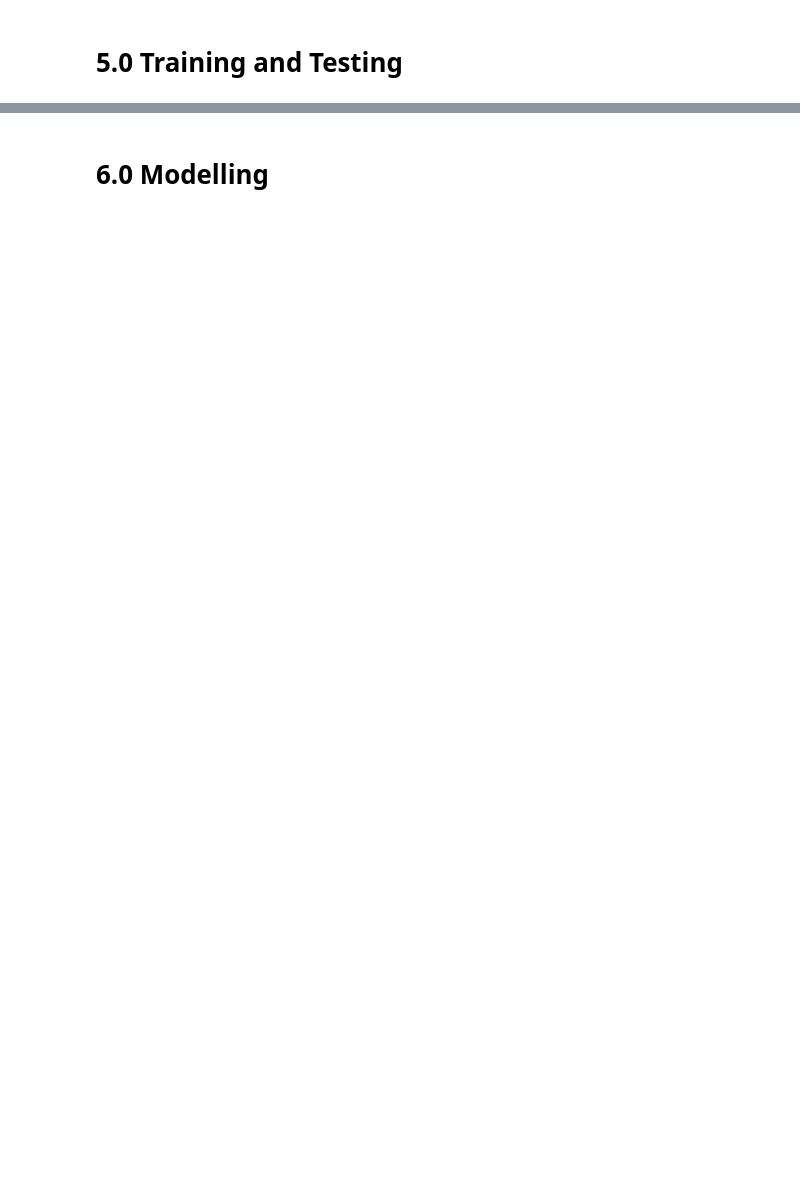
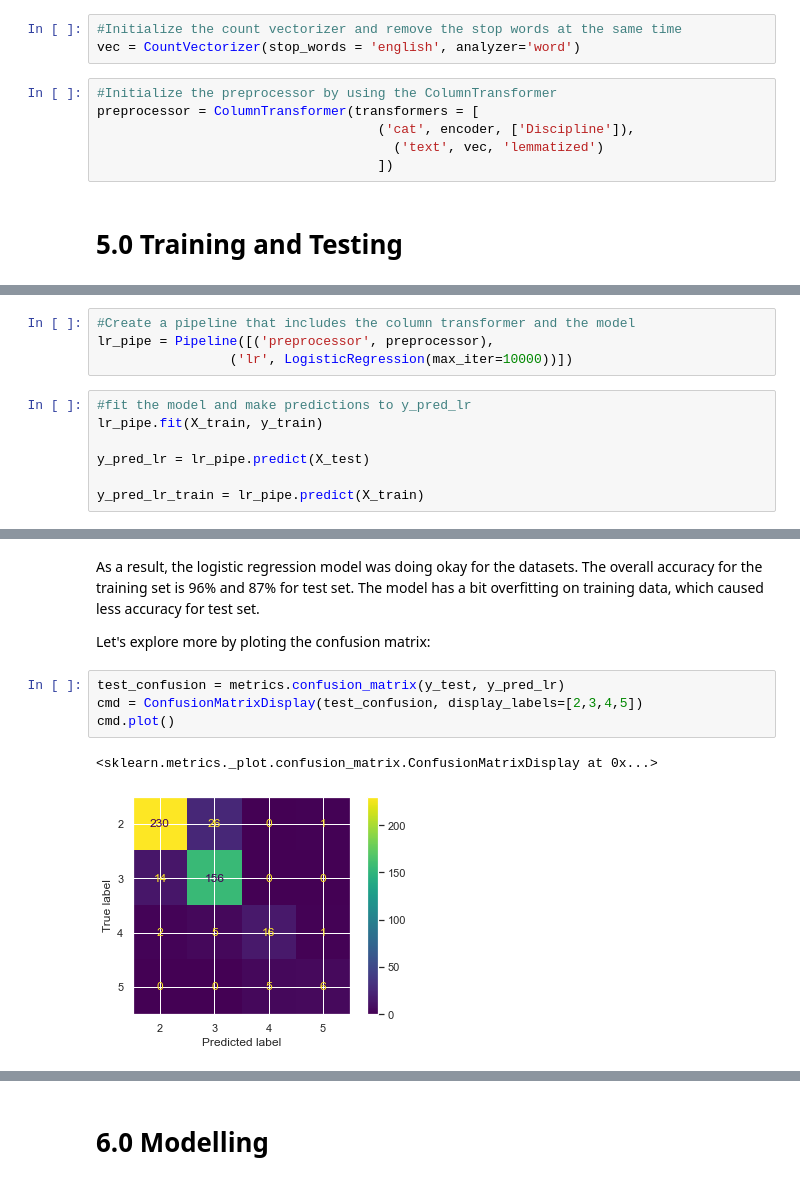
Before and after one commit to AndyGongDS/Review_Analysis_Using_NLP, a Jupyter notebook: notebooks/Reviews Analysis Using NLP.ipynb, the cells around one changed output, grey strips where cells are left out. Saved outputs shown, nothing was run; the diff lists cells and outputs as text; blank space fills up the shorter version.

Commit message:
Completed Training and Modeling

```diff
--- a/notebooks/Reviews Analysis Using NLP.ipynb
+++ b/notebooks/Reviews Analysis Using NLP.ipynb
@@ -524,2 +585,11 @@ The word "Good", "Fair", "Poor" have very strong meaning of the conditions.
+# %%
+#Initialize the count vectorizer and remove the stop words at the same time
+vec = CountVectorizer(stop_words = 'english', analyzer='word')
+# %%
+#Initialize the preprocessor by using the ColumnTransformer
+preprocessor = ColumnTransformer(transformers = [
+                                    ('cat', encoder, ['Discipline']),
+                                      ('text', vec, 'lemmatized')
+                                    ])
 # %% [markdown]
 # 5.0 Training and Testing <a id="5.0_Training_and_Testing"></a>
@@ -525,0 +598,11 @@ The word "Good", "Fair", "Poor" have very strong meaning of the conditions.
+# %%
+#Create a pipeline that includes the column transformer and the model
+lr_pipe = Pipeline([('preprocessor', preprocessor),
+                 ('lr', LogisticRegression(max_iter=10000))])
+# %%
+#fit the model and make predictions to y_pred_lr
+lr_pipe.fit(X_train, y_train)
+
+y_pred_lr = lr_pipe.predict(X_test)
+
+y_pred_lr_train = lr_pipe.predict(X_train)
@@ -525,0 +616,11 @@ The word "Good", "Fair", "Poor" have very strong meaning of the conditions.
+# %% [markdown]
+As a result, the logistic regression model was doing okay for the datasets. The overall accuracy for the training set is 96% and 87% for test set. The model has a bit overfitting on training data, which caused less accuracy for test set.
+
+Let's explore more by ploting the confusion matrix:
+# %%
+test_confusion = metrics.confusion_matrix(y_test, y_pred_lr)
+cmd = ConfusionMatrixDisplay(test_confusion, display_labels=[2,3,4,5])
+cmd.plot()
+# %% [output]
+<sklearn.metrics._plot.confusion_matrix.ConfusionMatrixDisplay at 0x...>
+[figure, added]
```
Also changed, not shown: parts of 76 cells of this notebook.
